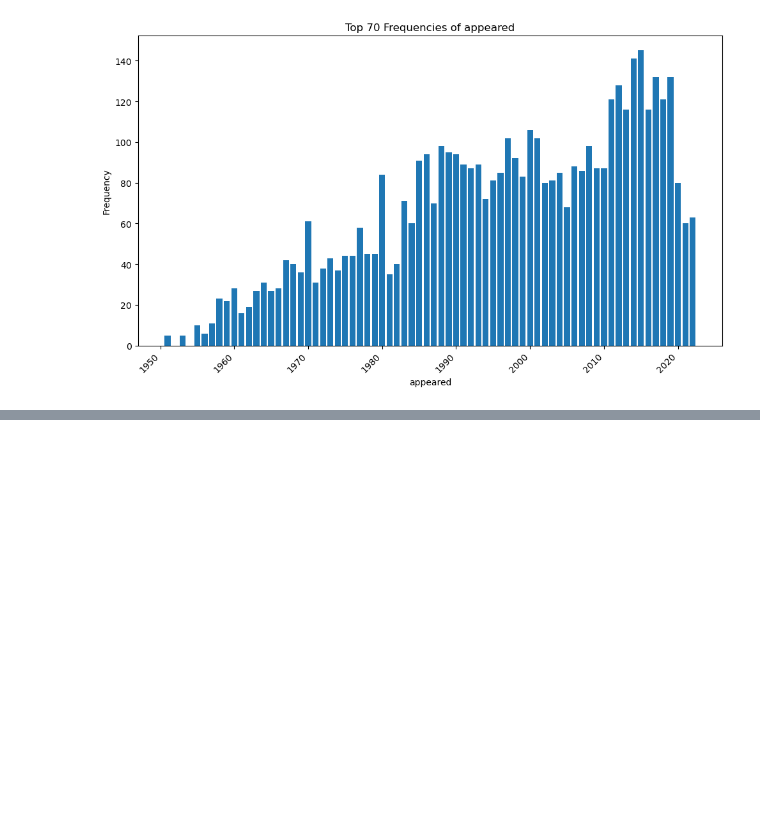
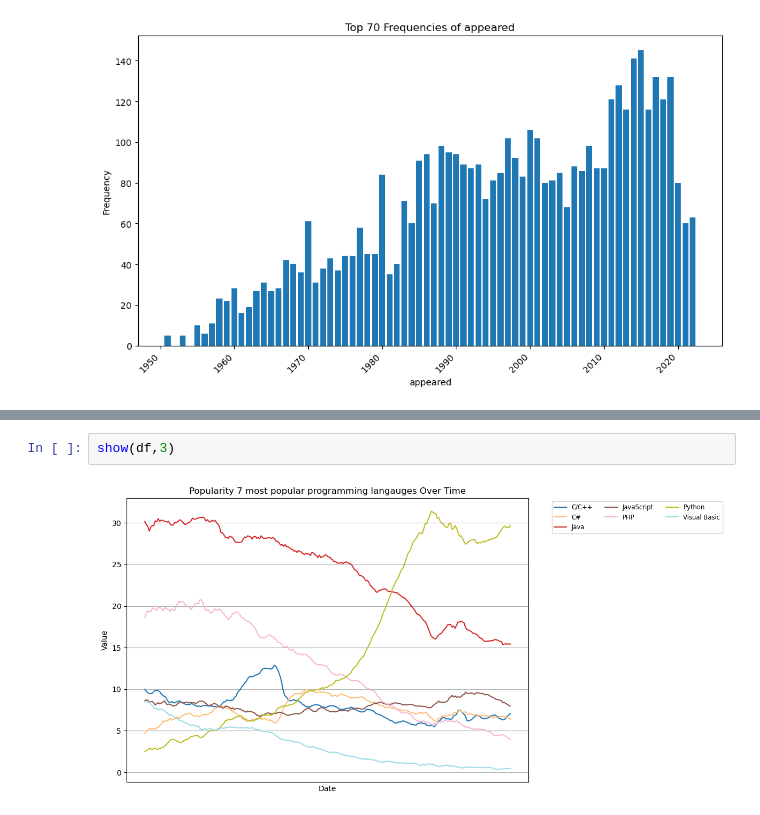
Before and after one commit to com-480-data-visualization/VHXplore, a Jupyter notebook: Milestones/milestone1/EDA.ipynb, the cells around one changed output, grey strips where cells are left out. Drawn from its saved outputs; the diff is of its cells as text; blank space fills up the shorter version.

```diff
--- a/Milestones/milestone1/EDA.ipynb
+++ b/Milestones/milestone1/EDA.ipynb
@@ -118,0 +205,4 @@ commit
+# %%
+show(df,3)
+# %% [output]
+[figure, added]
```
Also changed, not shown: parts of 18 cells of this notebook, 1 other file.
